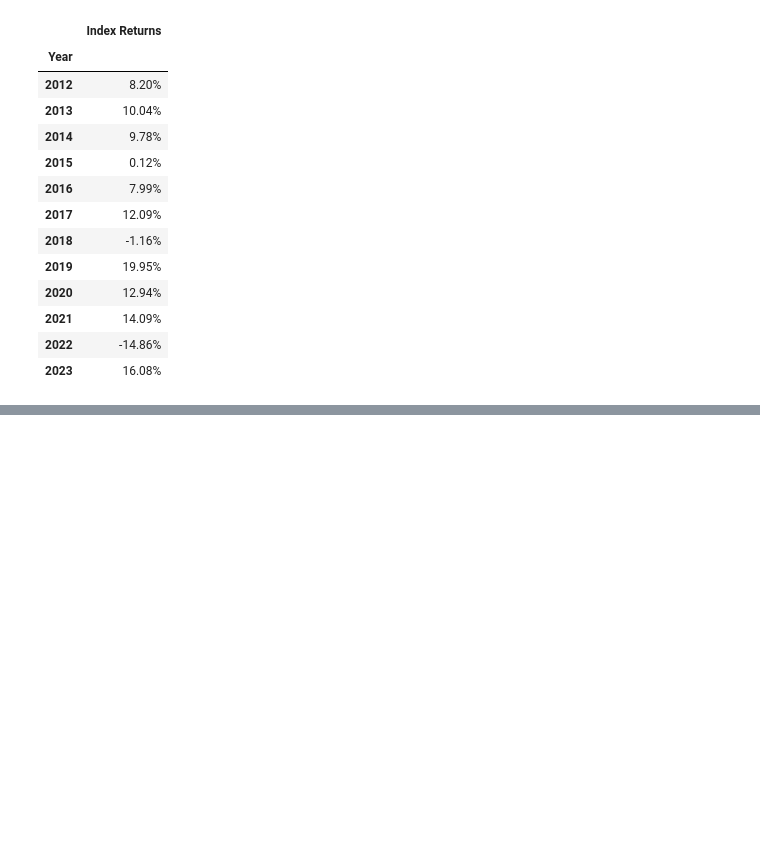
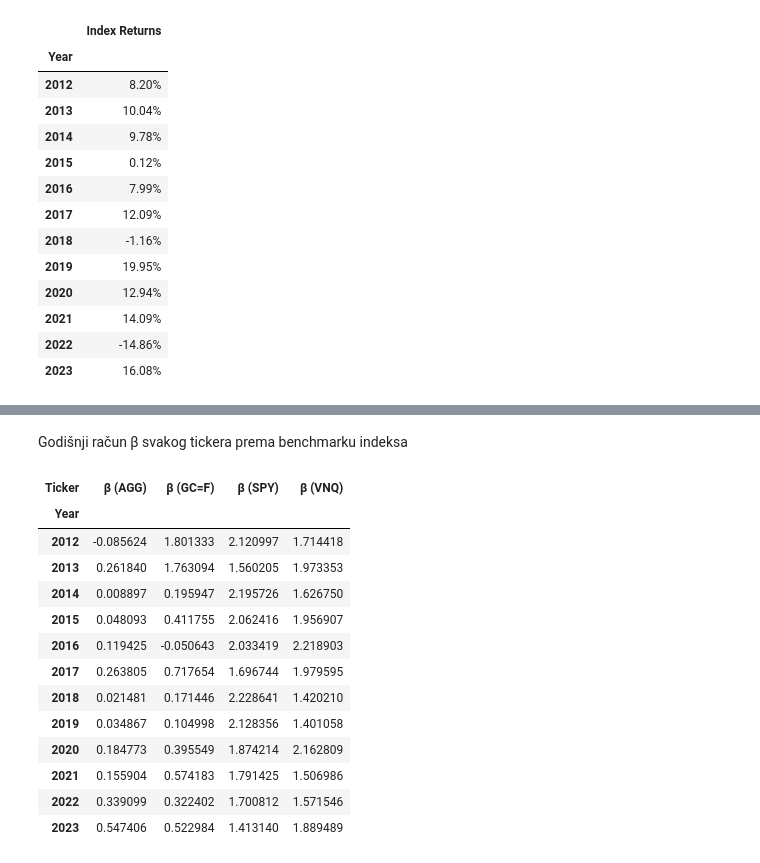
Before and after one commit to evucelic/EQ-Performance-Backtesting, a Jupyter notebook: project.ipynb, the cells around one changed output, grey strips where cells are left out. Saved outputs shown, nothing was run; the diff lists cells and outputs as text; code cells hidden in the pictures; blank space fills up the shorter version.

Commit message:
Yearly betas done

```diff
--- a/project.ipynb
+++ b/project.ipynb
@@ -142,7 +142,7 @@ daily_weights_df = change.index.to_frame()
 daily_weights_df["Year"] = daily_weights_df["Date"].dt.year
 daily_weights_df = daily_weights_df.merge(weights_df_copy, left_on="Year", right_index=True).set_index("Date")
 
-daily_weights_df.drop(columns="Year")
+daily_weights_df = daily_weights_df.drop(columns="Year")
 
 daily_index_change = change.multiply(daily_weights_df).sum(axis=1)
 
@@ -162,0 +163,37 @@ Beta VNQ: 1.8555051369927673
+# %% [markdown]
+Godišnji račun β svakog tickera prema benchmarku indeksa
+# %%
+yearly_betas = pd.DataFrame(columns=['Year', 'Ticker', 'Beta'])
+
+temp1 = change.copy()
+temp2 = daily_index_change.copy()
+
+for ticker in tickers:
+    for year in range(2012,2024):
+
+        ticker_changes = temp1[ticker].loc[temp1.index.year == year]
+        index_changes = temp2.loc[temp2.index.year == year]
+
+        beta = ticker_changes.cov(index_changes) / index_changes.var()
+
+        yearly_betas = pd.concat(
+            [yearly_betas, pd.DataFrame({'Year': [year], 'Ticker': [f"β ({ticker})"], 'Beta': [beta]})],
+            ignore_index=True
+        )
+
+yearly_betas.pivot(index="Year", columns="Ticker", values="Beta")
+# %% [output]
+| Ticker | β (AGG) | β (GC=F) | β (SPY) | β (VNQ) |
+| Year |  |  |  |  |
+| 2012 | -0.085624 | 1.801333 | 2.120997 | 1.714418 |
+| 2013 | 0.261840 | 1.763094 | 1.560205 | 1.973353 |
+| 2014 | 0.008897 | 0.195947 | 2.195726 | 1.626750 |
+| 2015 | 0.048093 | 0.411755 | 2.062416 | 1.956907 |
+| 2016 | 0.119425 | -0.050643 | 2.033419 | 2.218903 |
+| 2017 | 0.263805 | 0.717654 | 1.696744 | 1.979595 |
+| 2018 | 0.021481 | 0.171446 | 2.228641 | 1.420210 |
+| 2019 | 0.034867 | 0.104998 | 2.128356 | 1.401058 |
+| 2020 | 0.184773 | 0.395549 | 1.874214 | 2.162809 |
+| 2021 | 0.155904 | 0.574183 | 1.791425 | 1.506986 |
+| 2022 | 0.339099 | 0.322402 | 1.700812 | 1.571546 |
+| 2023 | 0.547406 | 0.522984 | 1.413140 | 1.889489 |
```
Also changed, not shown: parts of 3 cells of this notebook.
